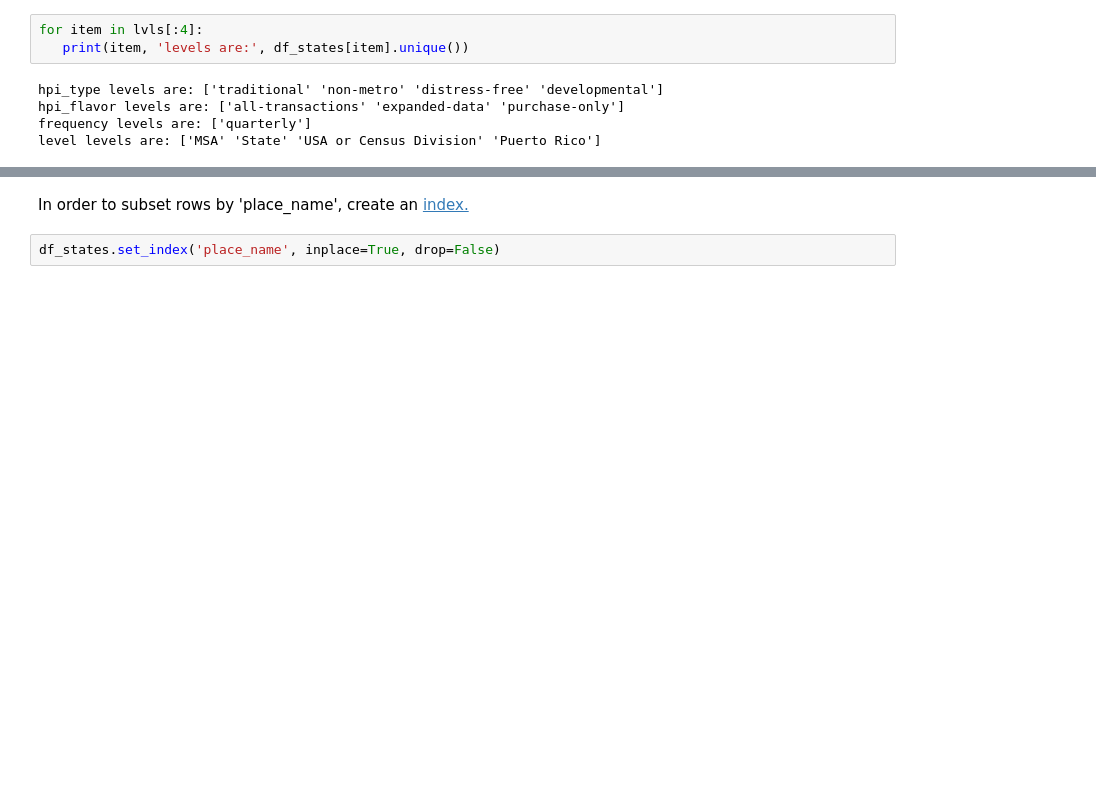
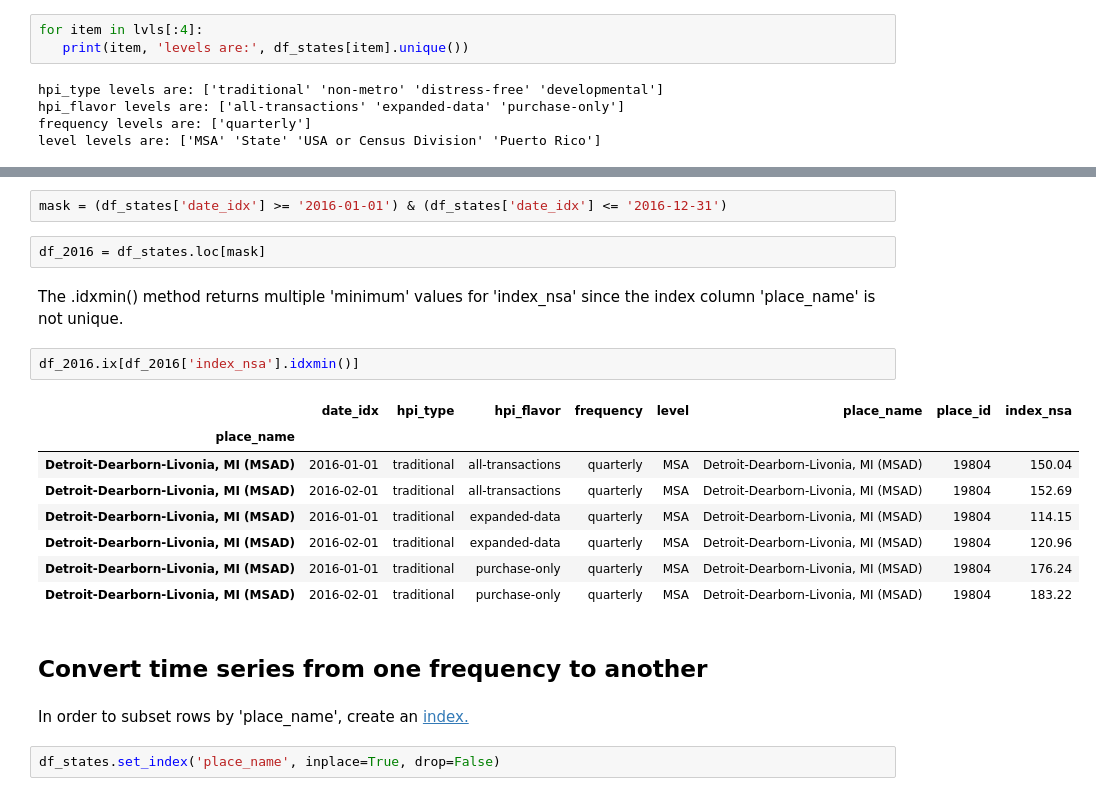
Before and after one commit to RandyBetancourt/PythonForSASUsers, a Jupyter notebook: Chapter 09 -- Panda Time Series and Date Handling.ipynb, the cells around one changed output, grey strips where cells are left out. Cells and saved outputs as stored; diff of their text form; blank space fills up the shorter version.

```diff
--- a/Chapter 09 -- Panda Time Series and Date Handling.ipynb
+++ b/Chapter 09 -- Panda Time Series and Date Handling.ipynb
@@ -544,3 +540,22 @@ level levels are: ['MSA' 'State' 'USA or Census Division' 'Puerto Rico']
+# %%
+mask = (df_states['date_idx'] >= '2016-01-01') & (df_states['date_idx'] <= '2016-12-31')
+# %%
+df_2016 = df_states.loc[mask]
+# %% [markdown]
+The .idxmin() method returns multiple 'minimum' values for 'index_nsa' since the index column 'place_name' is not unique.
+# %%
+df_2016.ix[df_2016['index_nsa'].idxmin()]
+# %% [output]
+|  | date_idx | hpi_type | hpi_flavor | frequency | level | place_name | place_id | index_nsa |
+| place_name |  |  |  |  |  |  |  |  |
+| Detroit-Dearborn-Livonia, MI (MSAD) | 2016-01-01 | traditional | all-transactions | quarterly | MSA | Detroit-Dearborn-Livonia, MI (MSAD) | 19804 | 150.04 |
+| Detroit-Dearborn-Livonia, MI (MSAD) | 2016-02-01 | traditional | all-transactions | quarterly | MSA | Detroit-Dearborn-Livonia, MI (MSAD) | 19804 | 152.69 |
+| Detroit-Dearborn-Livonia, MI (MSAD) | 2016-01-01 | traditional | expanded-data | quarterly | MSA | Detroit-Dearborn-Livonia, MI (MSAD) | 19804 | 114.15 |
+| Detroit-Dearborn-Livonia, MI (MSAD) | 2016-02-01 | traditional | expanded-data | quarterly | MSA | Detroit-Dearborn-Livonia, MI (MSAD) | 19804 | 120.96 |
+| Detroit-Dearborn-Livonia, MI (MSAD) | 2016-01-01 | traditional | purchase-only | quarterly | MSA | Detroit-Dearborn-Livonia, MI (MSAD) | 19804 | 176.24 |
+| Detroit-Dearborn-Livonia, MI (MSAD) | 2016-02-01 | traditional | purchase-only | quarterly | MSA | Detroit-Dearborn-Livonia, MI (MSAD) | 19804 | 183.22 |
+# %% [markdown]
+## Convert time series from one frequency to another
 # %% [markdown]
 In order to subset rows by 'place_name', create an <a href="http://nbviewer.jupyter.org/github/RandyBetancourt/PythonForSASUsers/blob/master/Chapter%2005%20--%20Understanding%20Indexes.ipynb#Setting-and-resetting-Indicies">index.
 # %%
```
Also changed, not shown: parts of 39 cells of this notebook, 4 other files.
